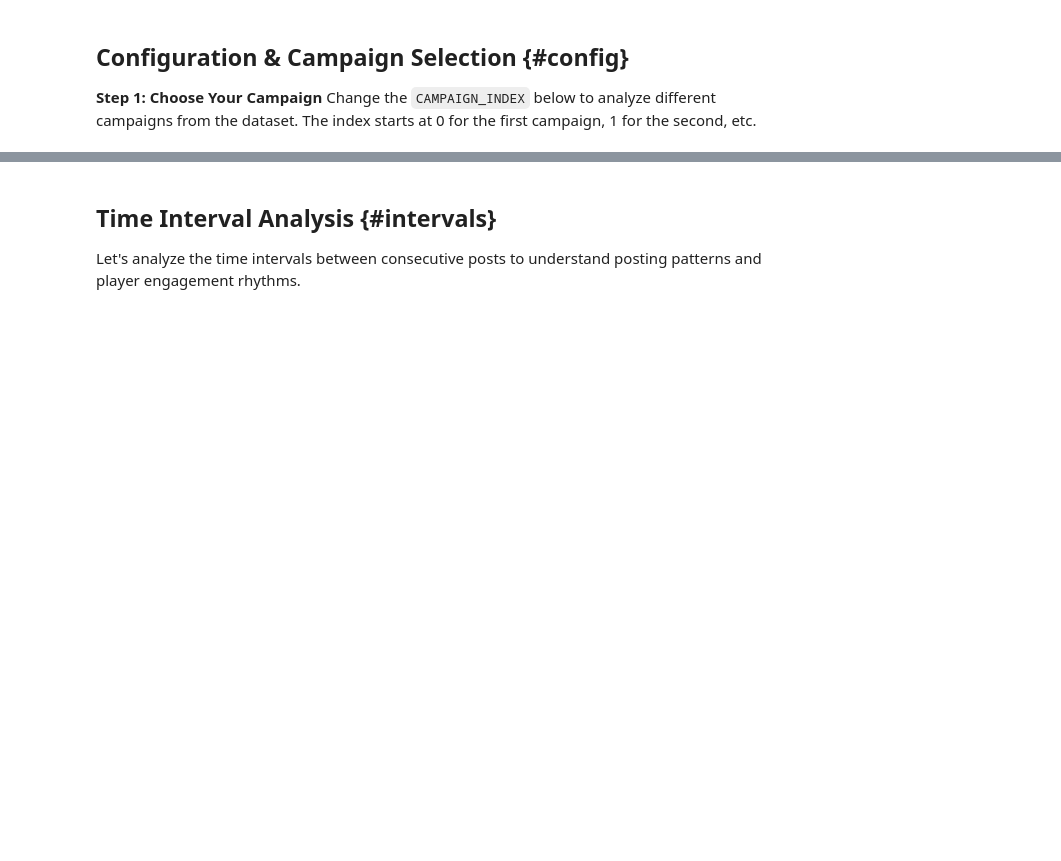
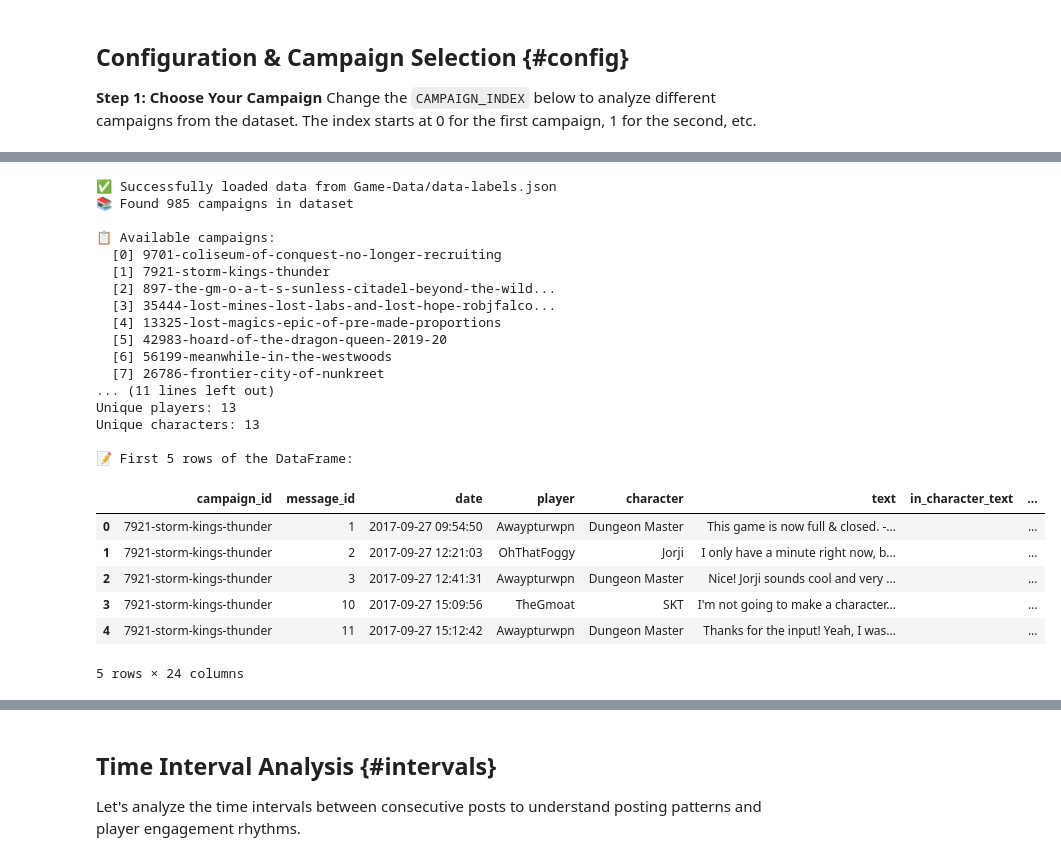
Before and after one commit to AnnieStephenson/dnd-dynamics, a Jupyter notebook: tutorial.ipynb, the cells around one changed output, grey strips where cells are left out. Saved outputs shown, nothing was run; the diff lists cells and outputs as text; code cells hidden in the pictures; blank space fills up the shorter version.

```diff
--- a/tutorial.ipynb
+++ b/tutorial.ipynb
@@ -66,7 +66,7 @@ Libraries imported successfully!
 Change the `CAMPAIGN_INDEX` below to analyze different campaigns from the dataset. The index starts at 0 for the first campaign, 1 for the second, etc.
 # %%
 # Configuration - Change this to analyze different campaigns
-CAMPAIGN_INDEX = 0  # Default to first campaign, user can change this number
+CAMPAIGN_INDEX = 1  # Default to first campaign, user can change this number
 
 print(f"📊 CAMPAIGN SELECTION CONFIG")
 print(f"Selected campaign index: {CAMPAIGN_INDEX}")
@@ -190,3 +78,79 @@ First 5 rows of the DataFrame:
+# %%
+# Load all campaigns from data-labels.json
+json_file_path = 'Game-Data/data-labels.json'
+
+try:
+    with open(json_file_path, 'r', encoding='utf-8') as f:
+        all_campaigns = json.load(f)
+    print(f"✅ Successfully loaded data from {json_file_path}")
+except FileNotFoundError:
+    print(f"❌ File not found: {json_file_path}")
+    print("Please ensure the data-labels.json file exists in the Game-Data/ directory")
+    raise
+
+# Get list of campaign IDs
+campaign_ids = list(all_campaigns.keys())
+print(f"📚 Found {len(campaign_ids)} campaigns in dataset")
+
+# Display available campaigns for reference
+print(f"\n📋 Available campaigns:")
+for i, campaign_id in enumerate(campaign_ids[:10]):  # Show first 10
+    campaign_preview = campaign_id[:50] + "..." if len(campaign_id) > 50 else campaign_id
+    print(f"  [{i}] {campaign_preview}")
+if len(campaign_ids) > 10:
+    print(f"  ... and {len(campaign_ids) - 10} more campaigns")
+
+# Validate campaign index
+if CAMPAIGN_INDEX >= len(campaign_ids):
+    raise ValueError(f"❌ Campaign index {CAMPAIGN_INDEX} out of range. Max index: {len(campaign_ids)-1}")
+if CAMPAIGN_INDEX < 0:
+    raise ValueError(f"❌ Campaign index must be >= 0")
+
+# Select specific campaign
+selected_campaign_id = campaign_ids[CAMPAIGN_INDEX]
+selected_campaign_data = {selected_campaign_id: all_campaigns[selected_campaign_id]}
+
+print(f"\n🎯 SELECTED CAMPAIGN")
+print(f"Campaign ID: {selected_campaign_id}")
+print(f"Number of messages: {len(all_campaigns[selected_campaign_id])}")
+
+# Convert selected campaign to DataFrame
+df = dnd.load_dnd_data(selected_campaign_data)
+
+print(f"\n📊 DATAFRAME CREATED")
+print(f"Messages loaded: {len(df)}")
+print(f"Date range: {df['date'].min()} to {df['date'].max()}")
+print(f"Unique players: {df['player'].nunique()}")
+print(f"Unique characters: {df['character'].nunique()}")
+
+# Display first few rows
+print("\n📝 First 5 rows of the DataFrame:")
+df.head()
+# %% [output]
+✅ Successfully loaded data from Game-Data/data-labels.json
+📚 Found 985 campaigns in dataset
+
+📋 Available campaigns:
+  [0] 9701-coliseum-of-conquest-no-longer-recruiting
+  [1] 7921-storm-kings-thunder
+  [2] 897-the-gm-o-a-t-s-sunless-citadel-beyond-the-wild...
+  [3] 35444-lost-mines-lost-labs-and-lost-hope-robjfalco...
+  [4] 13325-lost-magics-epic-of-pre-made-proportions
+  [5] 42983-hoard-of-the-dragon-queen-2019-20
+  [6] 56199-meanwhile-in-the-westwoods
+  [7] 26786-frontier-city-of-nunkreet
+... (11 lines left out)
+Unique players: 13
+Unique characters: 13
+
+📝 First 5 rows of the DataFrame:
+|  | campaign_id | message_id | date | player | character | text | in_character_text | ... |
+| 0 | 7921-storm-kings-thunder | 1 | 2017-09-27 09:54:50 | Awaypturwpn | Dungeon Master | This game is now full & closed. -... |  | ... |
+| 1 | 7921-storm-kings-thunder | 2 | 2017-09-27 12:21:03 | OhThatFoggy | Jorji | I only have a minute right now, b... |  | ... |
+| 2 | 7921-storm-kings-thunder | 3 | 2017-09-27 12:41:31 | Awaypturwpn | Dungeon Master | Nice! Jorji sounds cool and very ... |  | ... |
+| 3 | 7921-storm-kings-thunder | 10 | 2017-09-27 15:09:56 | TheGmoat | SKT | I'm not going to make a character... |  | ... |
+| 4 | 7921-storm-kings-thunder | 11 | 2017-09-27 15:12:42 | Awaypturwpn | Dungeon Master | Thanks for the input! Yeah, I was... |  | ... |
+5 rows × 24 columns
 # %%
 # Campaign Information Helper
 print("🗂️  CAMPAIGN INFORMATION HELPER")
```
Also changed, not shown: parts of 20 cells of this notebook, 4 other files.
